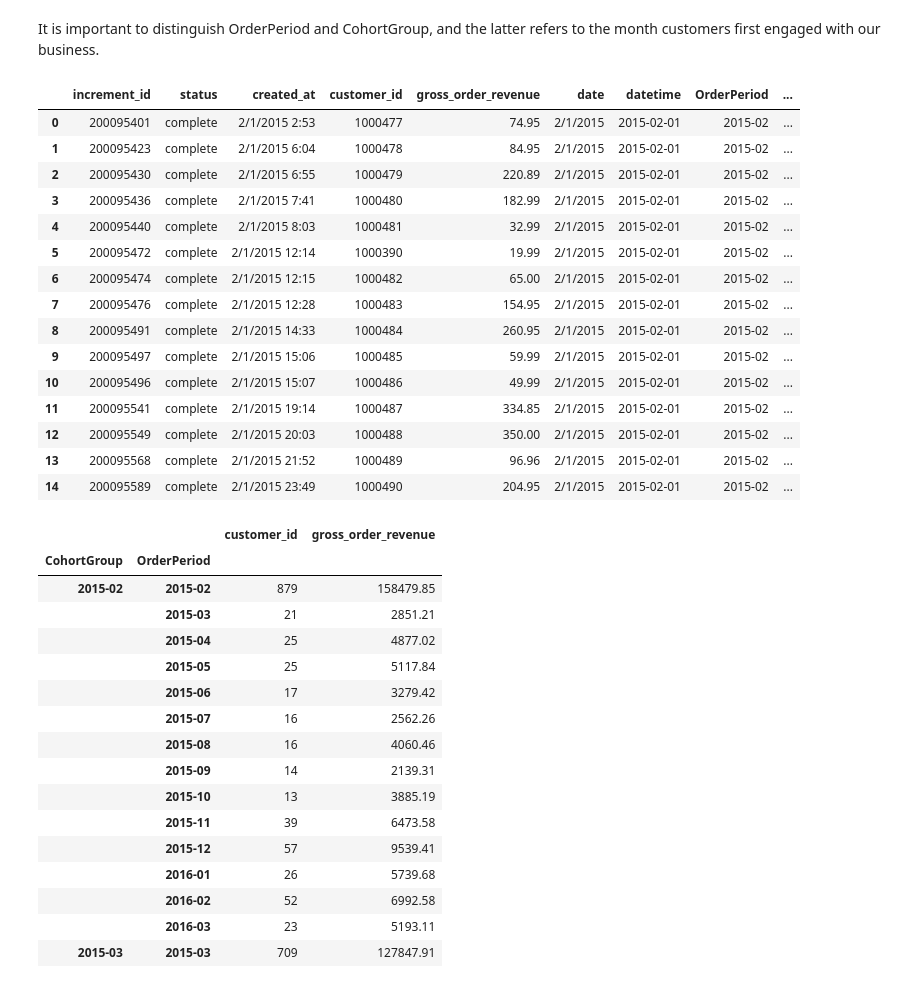
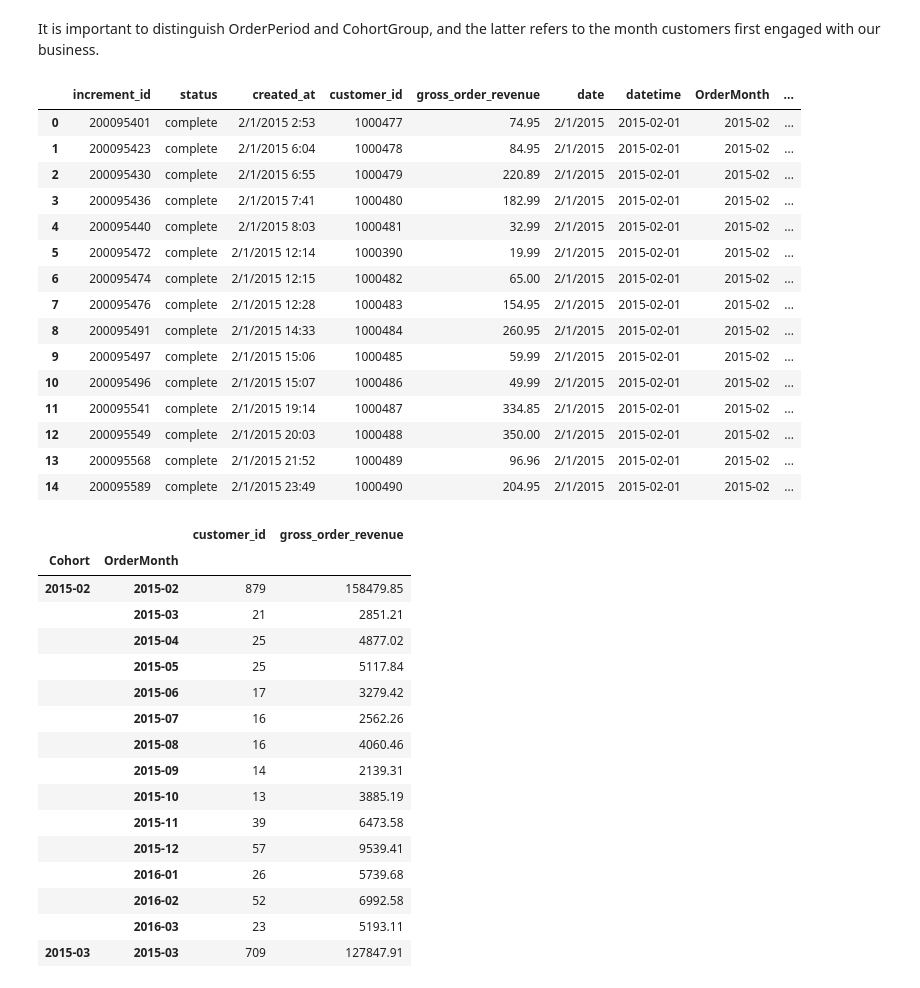
Before and after one commit to jk2618/Customer_Retention_and_Lifetime_Value, a Jupyter notebook: Customer_Retention_Rate.ipynb, the cells around one changed output. Saved outputs shown, nothing was run; the diff lists cells and outputs as text; code cells hidden in the pictures.

```diff
--- a/Customer_Retention_Rate.ipynb
+++ b/Customer_Retention_Rate.ipynb
@@ -19,11 +19,11 @@ It is important to distinguish OrderPeriod and CohortGroup, and the latter refer
 # %%
 data['date'] = data.created_at.str.split(expand=True)[0]
 data['datetime'] =  pd.to_datetime(data['date'], format='%m/%d/%Y')
-data['OrderPeriod'] = data.datetime.dt.to_period('M').astype(str)
-data['CohortGroup'] = data.groupby('customer_id')['OrderPeriod'].transform(min)
+data['OrderMonth'] = data.datetime.dt.to_period('M').astype(str)
+data['Cohort'] = data.groupby('customer_id')['OrderMonth'].transform(min)
 data.head(15)
 # %% [output]
-|  | increment_id | status | created_at | customer_id | gross_order_revenue | date | datetime | OrderPeriod | ... |
+|  | increment_id | status | created_at | customer_id | gross_order_revenue | date | datetime | OrderMonth | ... |
 | 0 | 200095401 | complete | 2/1/2015 2:53 | 1000477 | 74.95 | 2/1/2015 | 2015-02-01 | 2015-02 | ... |
 | 1 | 200095423 | complete | 2/1/2015 6:04 | 1000478 | 84.95 | 2/1/2015 | 2015-02-01 | 2015-02 | ... |
 | 2 | 200095430 | complete | 2/1/2015 6:55 | 1000479 | 220.89 | 2/1/2015 | 2015-02-01 | 2015-02 | ... |
@@ -40,13 +40,13 @@ data.head(15)
 | 13 | 200095568 | complete | 2/1/2015 21:52 | 1000489 | 96.96 | 2/1/2015 | 2015-02-01 | 2015-02 | ... |
 | 14 | 200095589 | complete | 2/1/2015 23:49 | 1000490 | 204.95 | 2/1/2015 | 2015-02-01 | 2015-02 | ... |
 # %%
-grouped = data.groupby(['CohortGroup', 'OrderPeriod'])
+grouped = data.groupby(['Cohort', 'OrderMonth'])
 cohorts = grouped.agg({'customer_id': pd.Series.nunique,
                        'gross_order_revenue': 'sum'})
 cohorts.head(15)
 # %% [output]
 |  |  | customer_id | gross_order_revenue |
-| CohortGroup | OrderPeriod |  |  |
+| Cohort | OrderMonth |  |  |
 | 2015-02 | 2015-02 | 879 | 158479.85 |
 |  | 2015-03 | 21 | 2851.21 |
 |  | 2015-04 | 25 | 4877.02 |
```
Also changed, not shown: parts of 6 cells of this notebook.
